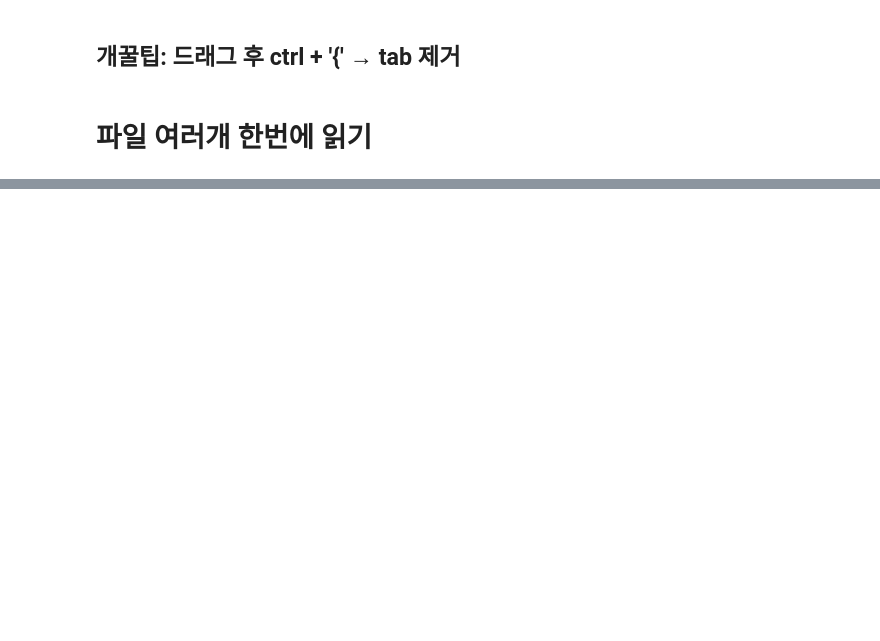
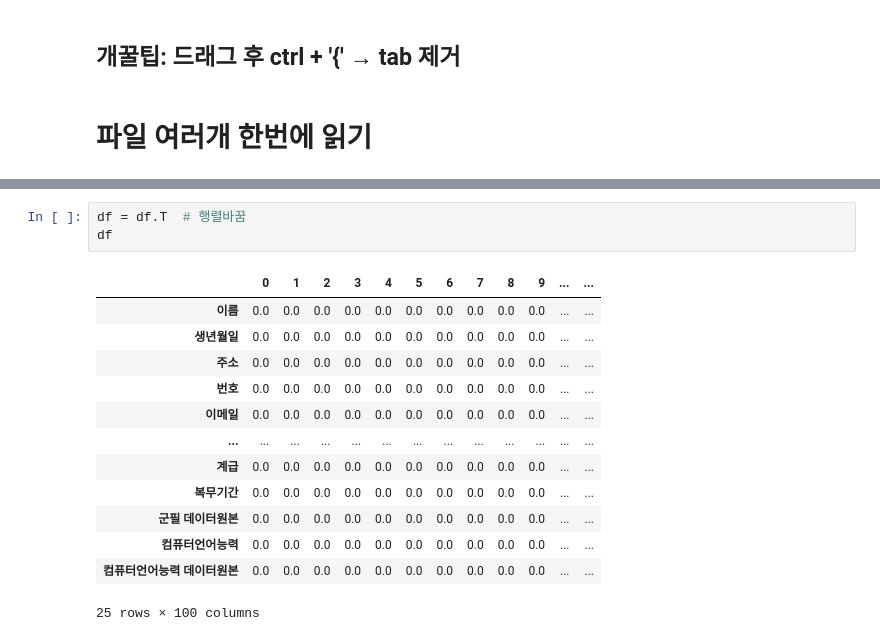
Before and after one commit to dkdlel6887/codingtest_preparing, a Jupyter notebook: xlsxwriter_study/xlsxwriter_06.ipynb, the cells around one changed output, grey strips where cells are left out. Saved outputs shown, nothing was run; the diff lists cells and outputs as text; blank space fills up the shorter version.

```diff
--- a/xlsxwriter_study/xlsxwriter_06.ipynb
+++ b/xlsxwriter_study/xlsxwriter_06.ipynb
@@ -437,0 +606,17 @@ os.listdir()
+# %%
+df = df.T  # 행렬바꿈
+df
+# %% [output]
+|  | 0 | 1 | 2 | 3 | 4 | 5 | 6 | 7 | 8 | 9 | ... | ... |
+| 이름 | 0.0 | 0.0 | 0.0 | 0.0 | 0.0 | 0.0 | 0.0 | 0.0 | 0.0 | 0.0 | ... | ... |
+| 생년월일 | 0.0 | 0.0 | 0.0 | 0.0 | 0.0 | 0.0 | 0.0 | 0.0 | 0.0 | 0.0 | ... | ... |
+| 주소 | 0.0 | 0.0 | 0.0 | 0.0 | 0.0 | 0.0 | 0.0 | 0.0 | 0.0 | 0.0 | ... | ... |
+| 번호 | 0.0 | 0.0 | 0.0 | 0.0 | 0.0 | 0.0 | 0.0 | 0.0 | 0.0 | 0.0 | ... | ... |
+| 이메일 | 0.0 | 0.0 | 0.0 | 0.0 | 0.0 | 0.0 | 0.0 | 0.0 | 0.0 | 0.0 | ... | ... |
+| ... | ... | ... | ... | ... | ... | ... | ... | ... | ... | ... | ... | ... |
+| 계급 | 0.0 | 0.0 | 0.0 | 0.0 | 0.0 | 0.0 | 0.0 | 0.0 | 0.0 | 0.0 | ... | ... |
+| 복무기간 | 0.0 | 0.0 | 0.0 | 0.0 | 0.0 | 0.0 | 0.0 | 0.0 | 0.0 | 0.0 | ... | ... |
+| 군필 데이터원본 | 0.0 | 0.0 | 0.0 | 0.0 | 0.0 | 0.0 | 0.0 | 0.0 | 0.0 | 0.0 | ... | ... |
+| 컴퓨터언어능력 | 0.0 | 0.0 | 0.0 | 0.0 | 0.0 | 0.0 | 0.0 | 0.0 | 0.0 | 0.0 | ... | ... |
+| 컴퓨터언어능력 데이터원본 | 0.0 | 0.0 | 0.0 | 0.0 | 0.0 | 0.0 | 0.0 | 0.0 | 0.0 | 0.0 | ... | ... |
+25 rows × 100 columns
```
Also changed, not shown: parts of 59 cells of this notebook.
